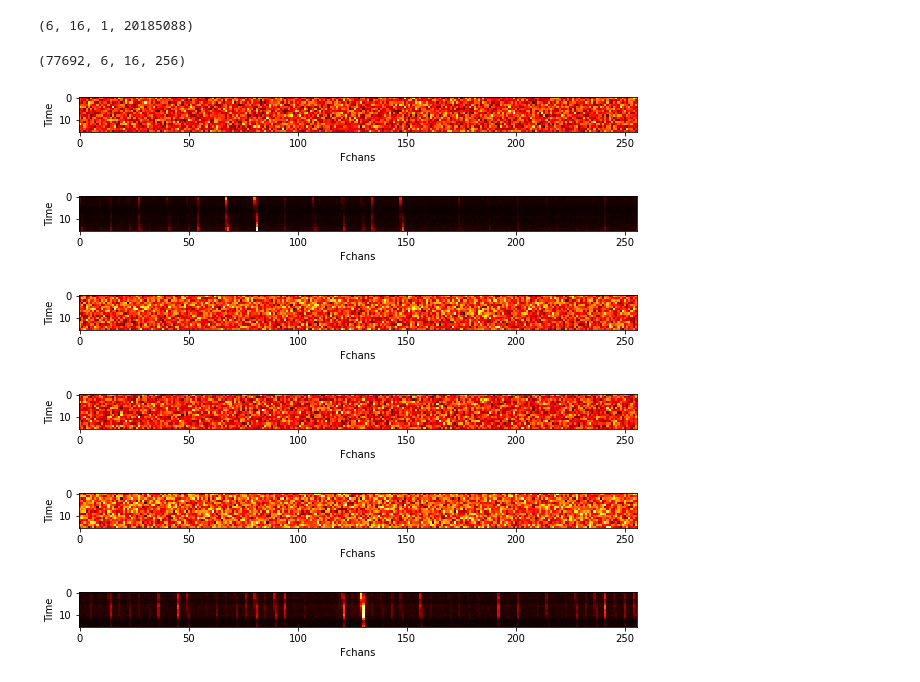
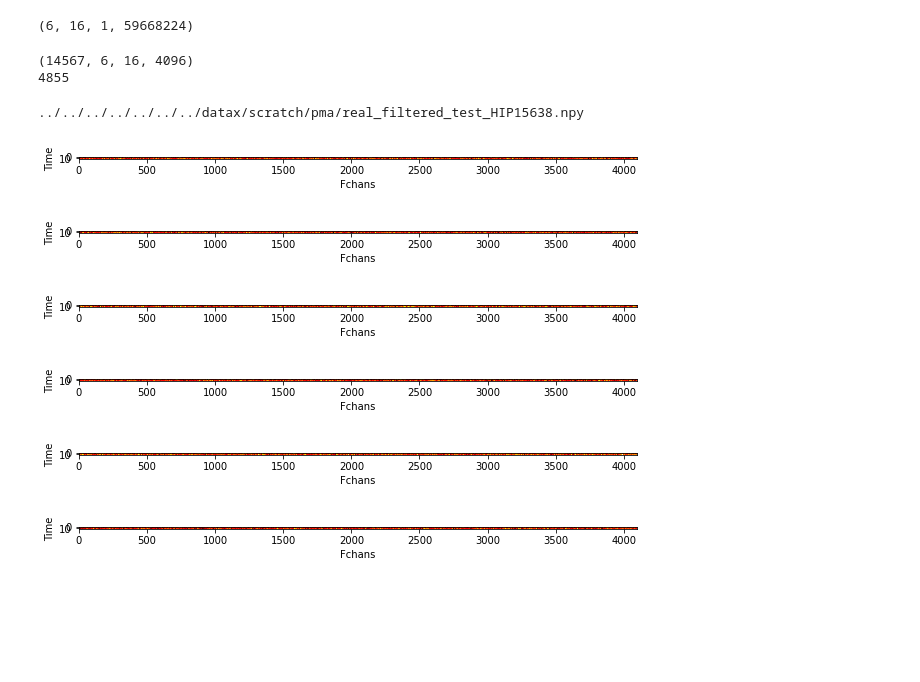
Before and after one commit to PetchMa/ML_GBT_SETI, a Jupyter notebook: test_bench/create_test.ipynb, the cells around one changed output. Saved outputs shown, nothing was run; the diff lists cells and outputs as text; code cells hidden in the pictures; blank space fills up the shorter version.

```diff
--- a/test_bench/create_test.ipynb
+++ b/test_bench/create_test.ipynb
@@ -3,23 +3,33 @@ import numpy as np
 from blimpy import Waterfall
 import pandas as pd
 
-target = 'HIP34115'
-f_start, f_stop = 1531.494140625, 1587.890625
+# WIDTH_BIN = 2048
+WIDTH_BIN = 4096
+# train 1
+# target = 'HIP8497'
+# train 2
+# target = 'HIP110750'
+# target 3
+target = 'HIP13402'
+# test
+# target = 'HIP15638'
+f_start, f_stop = 1418.701171875, 1587.890625
 # f_start, f_stop =1023.9257812499999, 1080.322265625
 resolution = 2.835503418452676e-06
 
 df =pd.read_csv('../GBT_pipeline/result/'+target +'_directory.csv')
 name = df['0'].tolist()
 
-loaded_data = np.zeros((6,16,1,20185088))
+# loaded_data = np.zeros((6,16,1,60555264))
+loaded_data = np.zeros((6,16,1,59668224))
 
 for i in range(6):
     loaded_data[i,:,:,:] =  Waterfall(name[i],f_start=f_start, f_stop=f_stop).data
 
 print(loaded_data.shape)
-num_samples = int((f_stop-f_start)//resolution//256)
+num_samples = int((f_stop-f_start)//resolution//WIDTH_BIN)
 # %% [output]
-(6, 16, 1, 20185088)
+(6, 16, 1, 59668224)
 # %%
 # [1023.9257812499999, 1080.322265625], [1080.322265625, 1136.71875], [1136.71875, 1193.115234375], [1193.115234375, 1249.51171875], [1249.51171875, 1305.908203125], [130
 # 5.908203125, 1362.3046875], [1362.3046875, 1418.701171875], [1418.701171875, 1475.09765625], [1475.09765625, 1531.494140625], [1531.494140625, 1587.890625], [1587.890625
@@ -28,9 +39,11 @@ num_samples = int((f_stop-f_start)//resolution//256)
 # %%
-final_set = np.zeros((num_samples,6, 16,256))
+final_set = np.zeros((num_samples,6, 16,WIDTH_BIN))
 for i in range(num_samples):
-    final_set[i,:,:,:] = loaded_data[:,:,0,i*(256):(i+1)*256]
+    final_set[i,:,:,:] = loaded_data[:,:,0,i*(WIDTH_BIN):(i+1)*WIDTH_BIN]
 # %%
 print(final_set[:].shape)
+print(final_set.shape[0]//3)
 # %% [output]
-(77692, 6, 16, 256)
+(14567, 6, 16, 4096)
+4855
 # %%
@@ -37,0 +51,4 @@ np.save('../../real_filtered_test.npy', final_set[:])
+# %%
+print('../../../../../../../datax/scratch/pma/real_filtered_test_'+target+'.npy')
+# %% [output]
+../../../../../../../datax/scratch/pma/real_filtered_test_HIP15638.npy
@@ -38,18 +60,18 @@ np.save('../../real_filtered_test.npy', final_set[:])
 # %%
 import matplotlib.pyplot as plt
 from random import random
 
 %matplotlib inline
 for i in range(6):
-    plt.figure(figsize=(10,4))
+    plt.figure(figsize=(10,8))
     plt.xlabel("Fchans")
     plt.ylabel("Time")
-    plt.imshow(final_set[int(random()*77692),i,:,:], interpolation='nearest', cmap=plt.get_cmap('hot'))
+    plt.imshow(final_set[int(random()*9711),i,:,:], interpolation='nearest', cmap=plt.get_cmap('hot'))
     plt.show()
 # %% [output]
-[figure, old version]
+[figure, new version]
-[figure, old version]
+[figure, new version]
-[figure, old version]
+[figure, new version]
-[figure, old version]
+[figure, new version]
-[figure, old version]
+[figure, new version]
-[figure, old version]
+[figure, new version]
```
Also changed, not shown: parts of 3 cells of this notebook, 32 other files.
